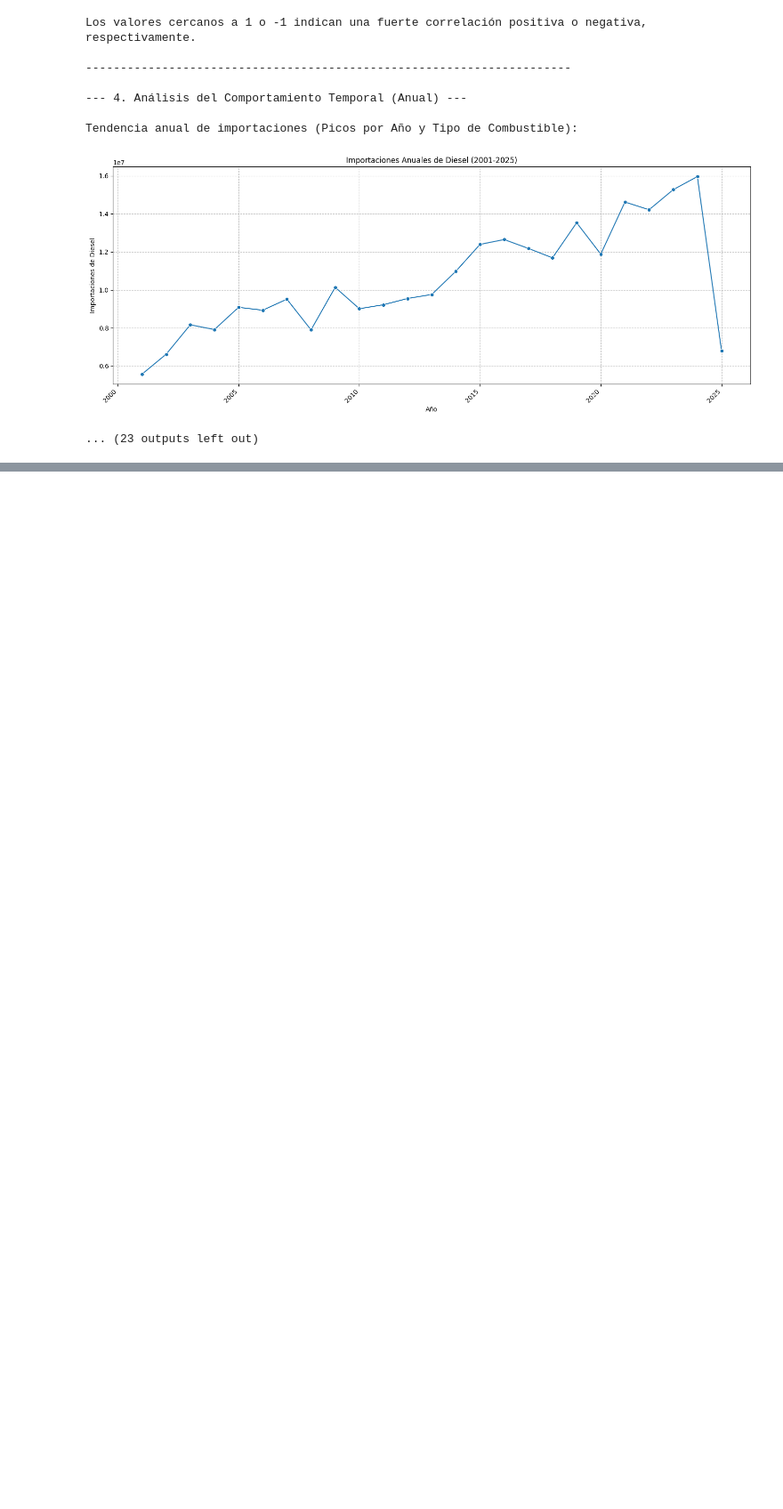
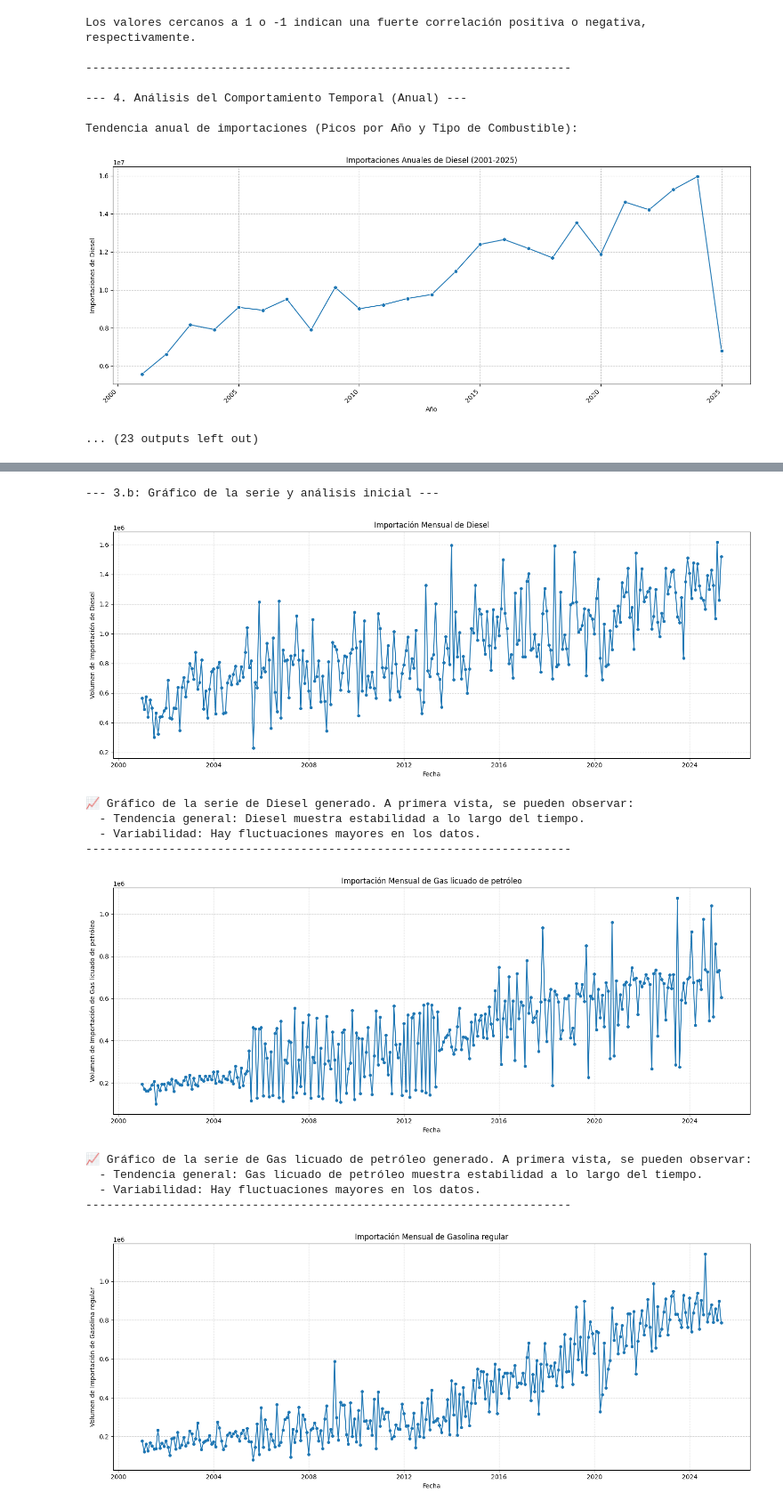
Before and after one commit to Saiyan-Javi/Lab1DS, a Jupyter notebook: Lab1.ipynb, the cells around one changed output, grey strips where cells are left out. Shown at 89% size. Saved outputs shown, nothing was run; the diff lists cells and outputs as text; code cells hidden in the pictures; blank space fills up the shorter version.

```diff
--- a/Lab1.ipynb
+++ b/Lab1.ipynb
@@ -386,0 +570,46 @@ Tendencia anual de importaciones (Picos por Año y Tipo de Combustible):
+# %%
+## 3.b: Gráfico de la serie y análisis inicial
+print("--- 3.b: Gráfico de la serie y análisis inicial ---\n")
+
+if not df_importaciones.empty:
+    for col in df_importaciones.columns:
+        plt.figure(figsize=(15, 6))
+        plt.plot(df_importaciones.index, df_importaciones[col], marker='o', markersize=4)
+        plt.title(f'Importación Mensual de {col}')
+        plt.xlabel('Fecha')
+        plt.ylabel(f'Volumen de Importación de {col}')
+        plt.grid(True, linestyle='--', alpha=0.7)
+        plt.tight_layout()
+        plt.show()
+        print(f"📈 Gráfico de la serie de {col} generado. A primera vista, se pueden observar:")
+
+        # Asegurarse de que los valores sean accesibles como escalares
+        if len(df_importaciones[col]) > 1:
+            initial_value = df_importaciones[col].iloc[0]
+            final_value = df_importaciones[col].iloc[-1]
+            trend_direction = np.sign(final_value - initial_value)
+            trend_text = ['disminución', 'estabilidad', 'aumento'][int((trend_direction + 1) // 2) + (trend_direction == 0)]
+            print(f"  - Tendencia general: {col} muestra {trend_text} a lo largo del tiempo.")
+        else:
+            print("  - Tendencia general: Datos insuficientes para determinar la tendencia.")
+
+        # Calcular variabilidad relativa
+        variability = np.std(df_importaciones[col]) / df_importaciones[col].mean() * 10
+        variability_level = ['menores', 'moderadas', 'mayores'][min(2, max(0, int(variability)))]
+        print(f"  - Variabilidad: Hay fluctuaciones {variability_level} en los datos.")
+        print("-" * 70 + "\n")
+else:
+    print("❌ No se puede generar el gráfico. El DataFrame está vacío.")
+# %% [output]
+--- 3.b: Gráfico de la serie y análisis inicial ---
+[figure, added]
+📈 Gráfico de la serie de Diesel generado. A primera vista, se pueden observar:
+  - Tendencia general: Diesel muestra estabilidad a lo largo del tiempo.
+  - Variabilidad: Hay fluctuaciones mayores en los datos.
+----------------------------------------------------------------------
+[figure, added]
+📈 Gráfico de la serie de Gas licuado de petróleo generado. A primera vista, se pueden observar:
+  - Tendencia general: Gas licuado de petróleo muestra estabilidad a lo largo del tiempo.
+  - Variabilidad: Hay fluctuaciones mayores en los datos.
+----------------------------------------------------------------------
+[figure, added]
```
Also changed, not shown: parts of 13 cells of this notebook.
